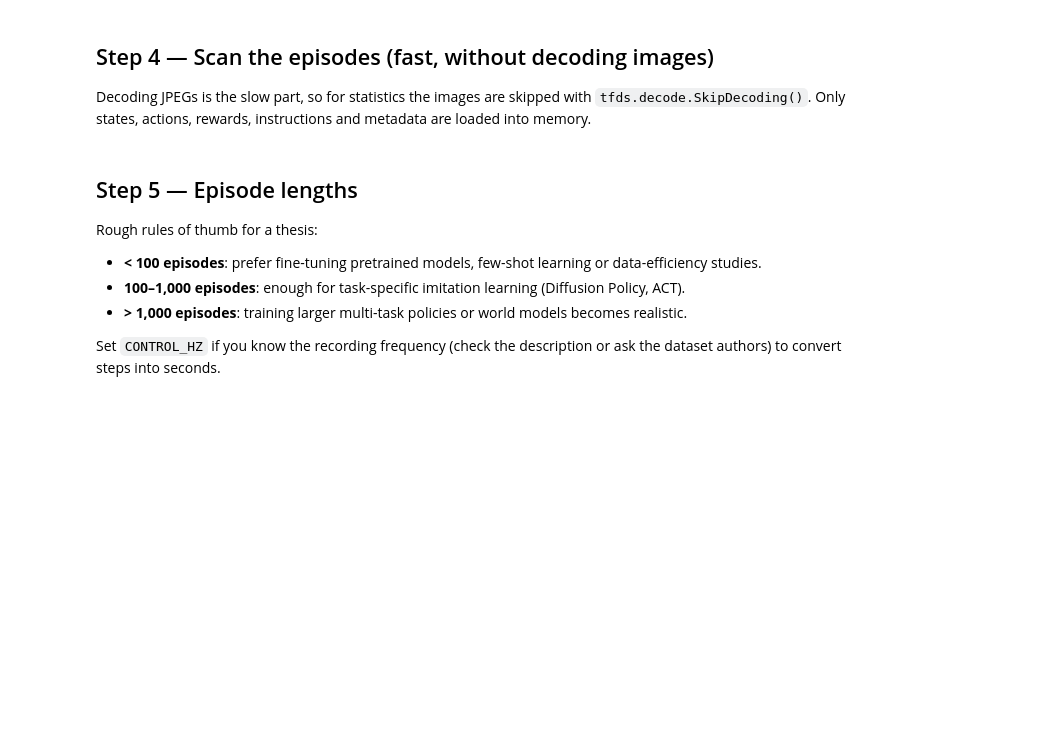
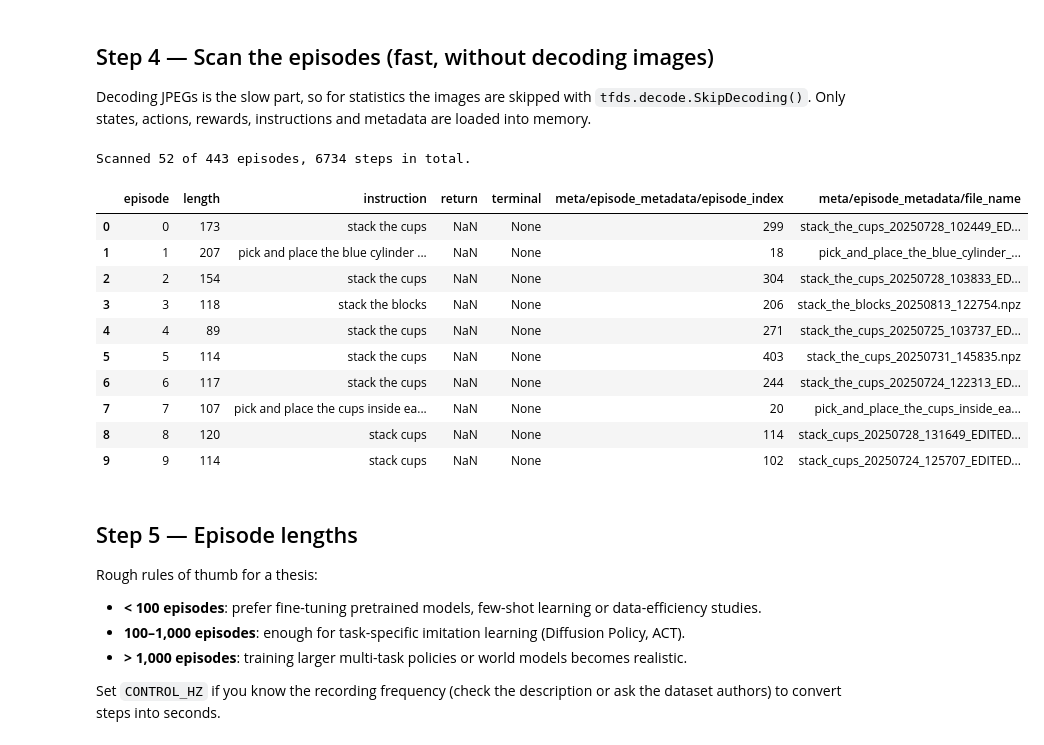
Before and after one commit to Nahidzeinali-web/Test, a Jupyter notebook: robo_ai_ur5e_thesis_exploration.ipynb, the cells around one changed output. Saved outputs shown, nothing was run; the diff lists cells and outputs as text; code cells hidden in the pictures; blank space fills up the shorter version.

Commit message:
Add notebooks, dataset metadata and .gitignore

```diff
--- a/robo_ai_ur5e_thesis_exploration.ipynb
+++ b/robo_ai_ur5e_thesis_exploration.ipynb
@@ -55,6 +59,6 @@ print("TensorFlow", tf.__version__, "| TFDS", tfds.__version__)
 # %%
 # >>> EDIT THIS <<<  (a raw string r"..." keeps Windows backslashes intact)
-DATASET_PATH = r"path/to/robo_ai_u_r5e/1.0.0"
+DATASET_PATH = r"C:\Users\Nahid\Test\dataset"
 
 # How many episodes to scan for statistics. Start with ~200; set to None to scan everything.
 MAX_EPISODES = 200
@@ -83,5 +87,19 @@ for split_name, split in info.splits.items():
 print("\nDescription:\n", info.description or "(none)")
 print("\nCitation:\n", info.citation or "(none)")
 
-ds = builder.as_dataset(split="train")
 TOTAL_EPISODES = info.splits["train"].num_examples
+
+# If only the first k .tfrecord files are downloaded, read only the episodes stored in them.
+train_info = info.splits["train"]
+available = 0
+for i, n in enumerate(train_info.shard_lengths):
+    shard = f"{info.name}-train.tfrecord-{i:05d}-of-{train_info.num_shards:05d}"
+    if not os.path.exists(os.path.join(DATASET_PATH, shard)):
+        break
+    available += n
+if available == 0:
+    raise FileNotFoundError("The first .tfrecord shard is missing; download the data files first.")
+SPLIT = "train" if available == TOTAL_EPISODES else f"train[:{available}]"
+print(f"\nEpisodes available locally: {available} of {TOTAL_EPISODES} -> using split {SPLIT!r}")
+
+ds = builder.as_dataset(split=SPLIT)
@@ -215,7 +289,7 @@ def skip_image_decoders(feature):
     return None
 
 try:
-    ds_fast = builder.as_dataset(split="train", decoders=skip_image_decoders(info.features))
+    ds_fast = builder.as_dataset(split=SPLIT, decoders=skip_image_decoders(info.features))
 except Exception as e:
     print("SkipDecoding not possible, using the normal (slower) dataset:", e)
     ds_fast = ds
@@ -253,33 +327,46 @@ for steps, meta in tqdm(iterate_episodes(ds_fast, MAX_EPISODES), desc="scanning
         continue
     meta = flatten_dict(meta)
     rec = {
         "length": len(steps),
         "state": np.stack([to_vector(s, STATE_KEYS) for s in steps]),
         "action": np.stack([to_vector(s, ACTION_KEYS) for s in steps]),
         "reward": np.array([float(np.sum(get_path(s, REWARD_KEY))) for s in steps]) if REWARD_KEY else None,
         "instruction": None,
         "terminal": bool(steps[-1]["is_terminal"]) if "is_terminal" in step_leaves else None,
         "meta": meta,
     }
     if LANG_KEYS:
         rec["instruction"] = to_text(get_path(steps[0], LANG_KEYS[0]))
     elif META_LANG_KEYS:
         rec["instruction"] = to_text(meta[META_LANG_KEYS[0]])
     episodes.append(rec)
 
 rows = []
 for i, e in enumerate(episodes):
     row = {"episode": i, "length": e["length"], "instruction": e["instruction"],
            "return": e["reward"].sum() if e["reward"] is not None else np.nan, "terminal": e["terminal"]}
     for k, v in e["meta"].items():
         v = np.asarray(v)
         if v.size == 1:
             row["meta/" + k] = to_text(v) if v.dtype.kind in "SUO" else v.item()
     rows.append(row)
 ep_df = pd.DataFrame(rows)
 
 print(f"Scanned {len(episodes)} of {TOTAL_EPISODES} episodes, {ep_df['length'].sum()} steps in total.")
 display(ep_df.head(10))
+# %% [output]
+Scanned 52 of 443 episodes, 6734 steps in total.
+|  | episode | length | instruction | return | terminal | meta/episode_metadata/episode_index | meta/episode_metadata/file_name |
+| 0 | 0 | 173 | stack the cups | NaN | None | 299 | stack_the_cups_20250728_102449_ED... |
+| 1 | 1 | 207 | pick and place the blue cylinder ... | NaN | None | 18 | pick_and_place_the_blue_cylinder_... |
+| 2 | 2 | 154 | stack the cups | NaN | None | 304 | stack_the_cups_20250728_103833_ED... |
+| 3 | 3 | 118 | stack the blocks | NaN | None | 206 | stack_the_blocks_20250813_122754.npz |
+| 4 | 4 | 89 | stack the cups | NaN | None | 271 | stack_the_cups_20250725_103737_ED... |
+| 5 | 5 | 114 | stack the cups | NaN | None | 403 | stack_the_cups_20250731_145835.npz |
+| 6 | 6 | 117 | stack the cups | NaN | None | 244 | stack_the_cups_20250724_122313_ED... |
+| 7 | 7 | 107 | pick and place the cups inside ea... | NaN | None | 20 | pick_and_place_the_cups_inside_ea... |
+| 8 | 8 | 120 | stack cups | NaN | None | 114 | stack_cups_20250728_131649_EDITED... |
+| 9 | 9 | 114 | stack cups | NaN | None | 102 | stack_cups_20250724_125707_EDITED... |
 # %% [markdown]
 ## Step 5 — Episode lengths
 
```
Also changed, not shown: parts of 17 cells of this notebook, 5 other files.
